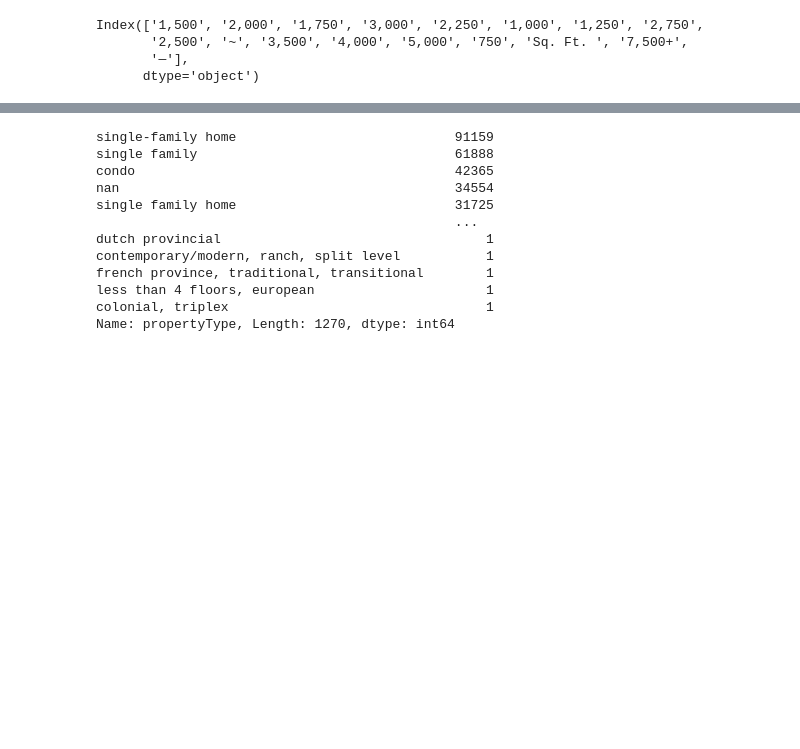
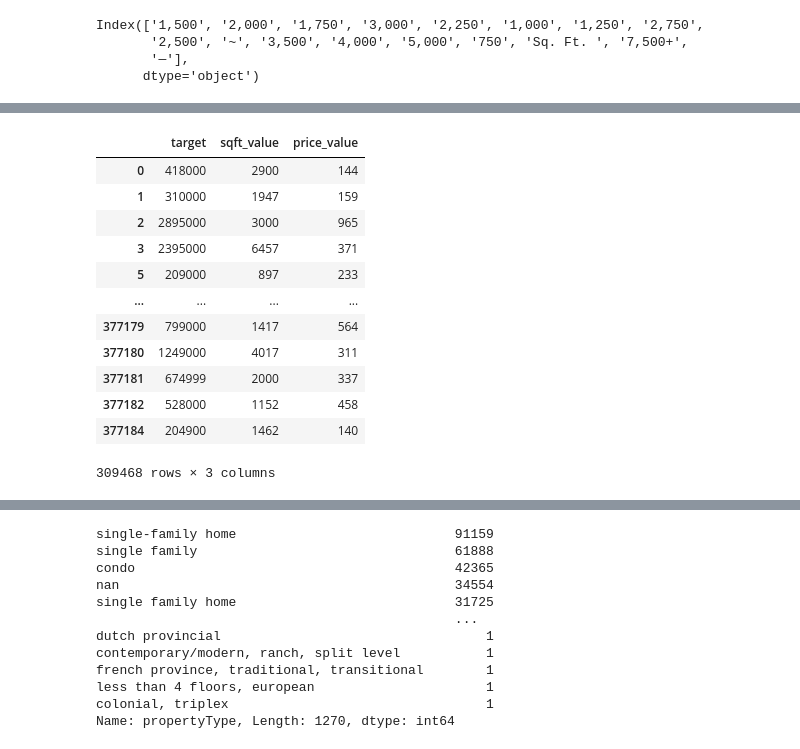
Before and after one commit to SeregeiKroupen/SF, a Jupyter notebook: final_project/Final_project.ipynb, the cells around one changed output, grey strips where cells are left out. Drawn from its saved outputs; the diff is of its cells as text; code cells hidden in the pictures; blank space fills up the shorter version.

```diff
--- a/final_project/Final_project.ipynb
+++ b/final_project/Final_project.ipynb
@@ -590,0 +816,16 @@ gc.collect()
+# %%
+price_ch = data[['target', 'sqft_value', 'price_value']].copy()
+# %% [output]
+|  | target | sqft_value | price_value |
+| 0 | 418000 | 2900 | 144 |
+| 1 | 310000 | 1947 | 159 |
+| 2 | 2895000 | 3000 | 965 |
+| 3 | 2395000 | 6457 | 371 |
+| 5 | 209000 | 897 | 233 |
+| ... | ... | ... | ... |
+| 377179 | 799000 | 1417 | 564 |
+| 377180 | 1249000 | 4017 | 311 |
+| 377181 | 674999 | 2000 | 337 |
+| 377182 | 528000 | 1152 | 458 |
+| 377184 | 204900 | 1462 | 140 |
+309468 rows × 3 columns
```
Also changed, not shown: parts of 63 cells of this notebook, 5 other files.
